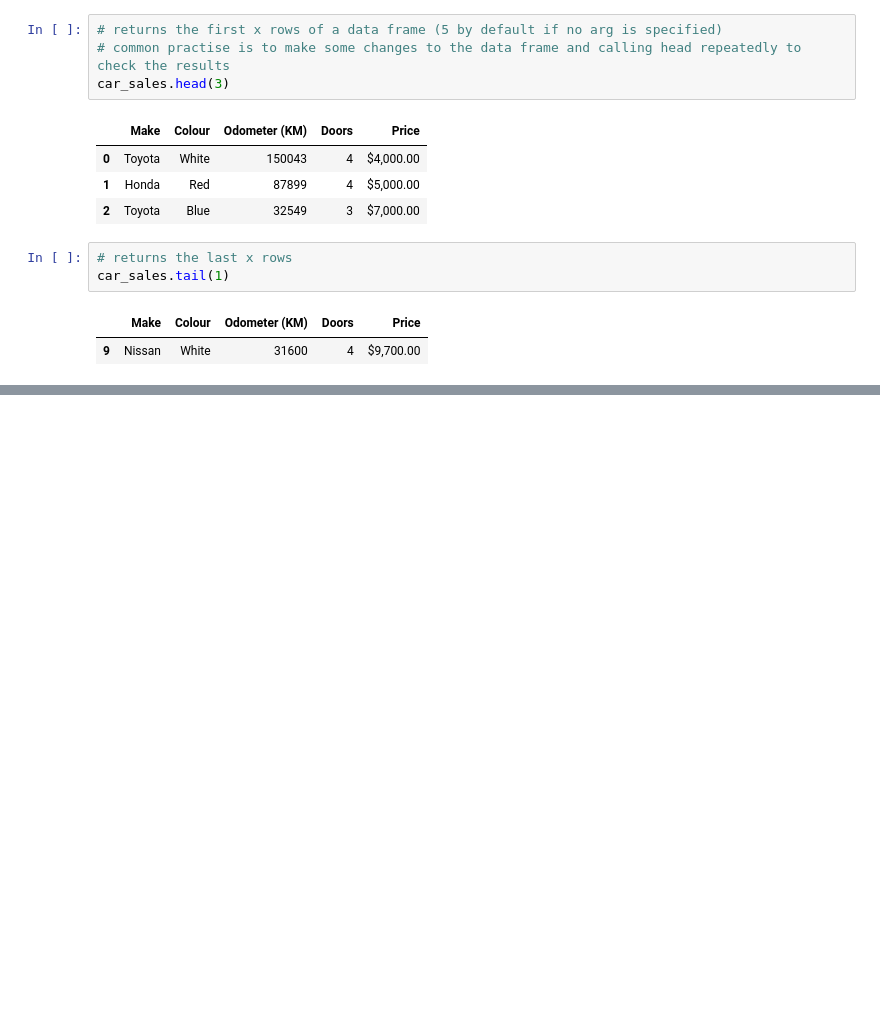
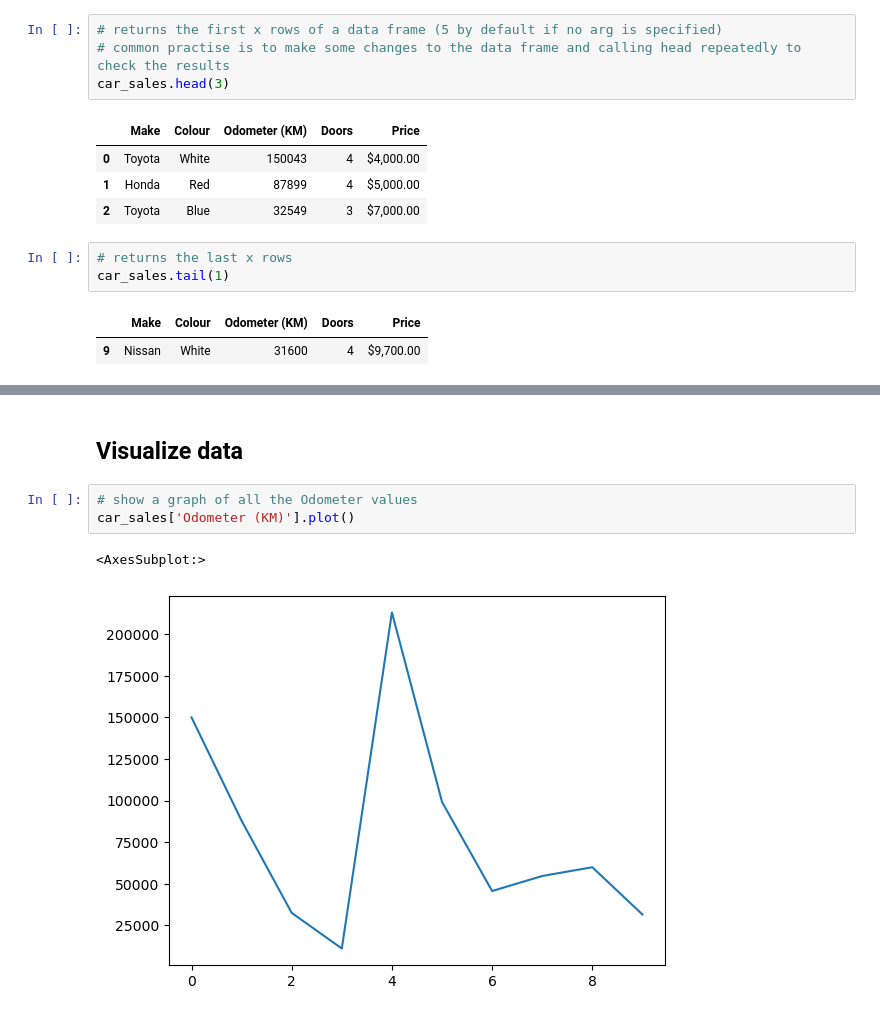
Before and after one commit to TowhidKashem/machine-learning, a Jupyter notebook: 2. intro-to-pandas/intro-to-pandas.ipynb, the cells around one changed output, grey strips where cells are left out. Cells and saved outputs as stored; diff of their text form; blank space fills up the shorter version.

```diff
--- a/2. intro-to-pandas/intro-to-pandas.ipynb
+++ b/2. intro-to-pandas/intro-to-pandas.ipynb
@@ -184,0 +239,8 @@ car_sales.tail(1)
+# %% [markdown]
+## Visualize data
+# %%
+# show a graph of all the Odometer values
+car_sales['Odometer (KM)'].plot()
+# %% [output]
+<AxesSubplot:>
+[figure, added]
```
Also changed, not shown: parts of 11 cells of this notebook, 1 other file.
